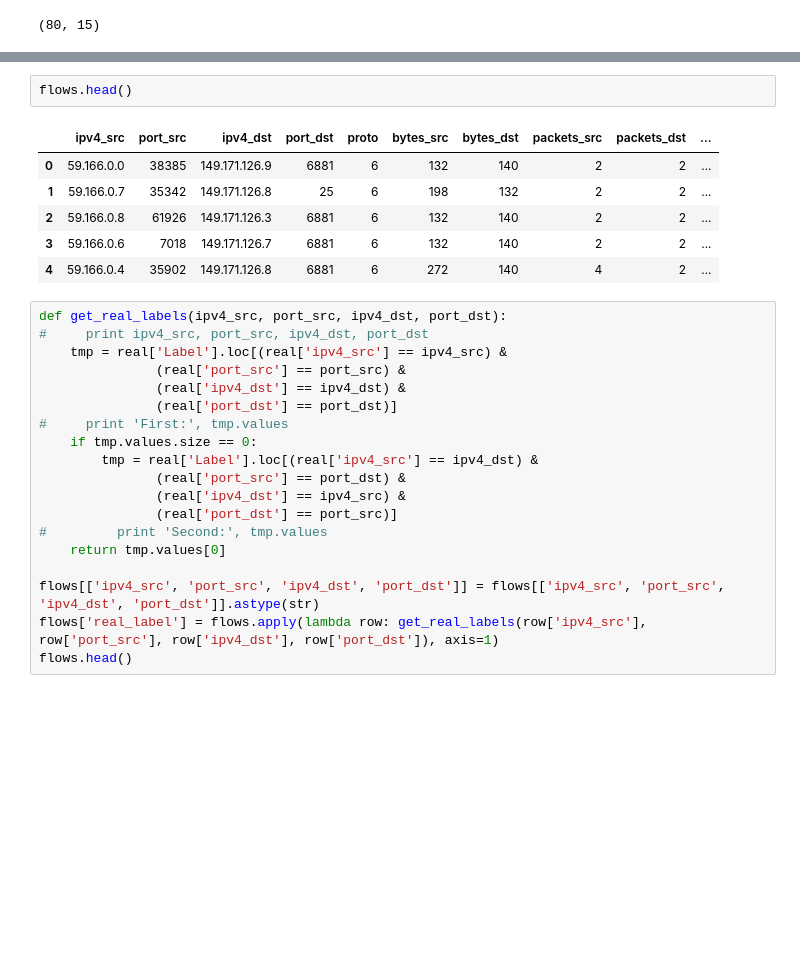
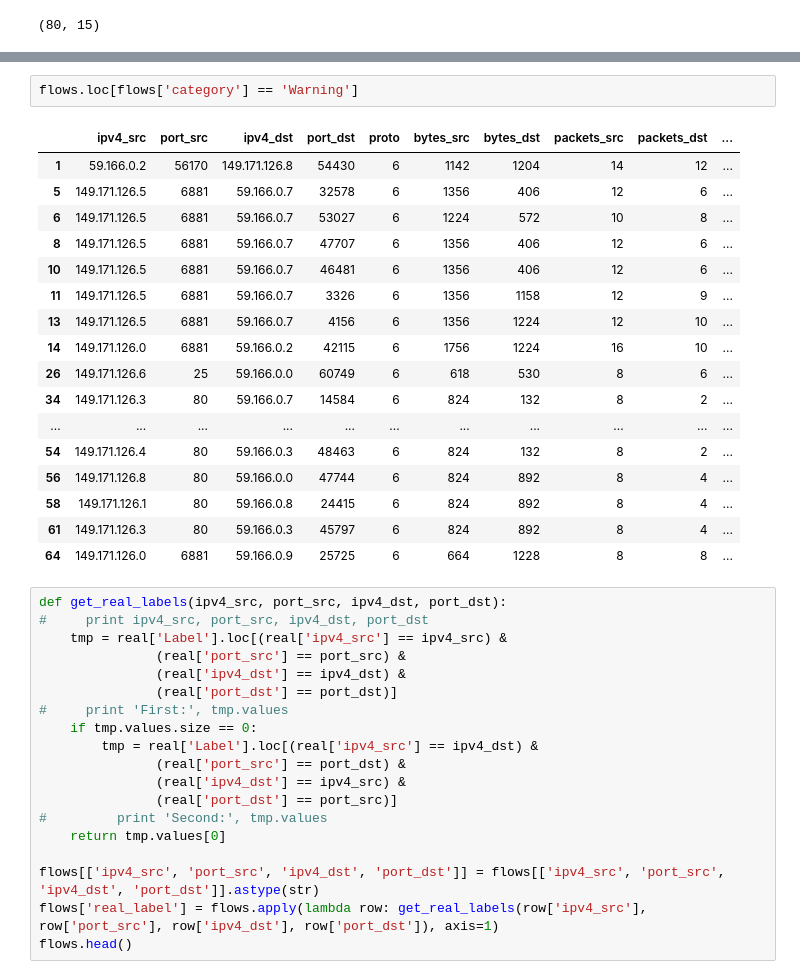
Before and after one commit to j05k0/DP_Security_improvements, a Jupyter notebook: jupyter_notebooks/Flows_dump_evaluation.ipynb, the cells around one changed output, grey strips where cells are left out. Saved outputs shown, nothing was run; the diff lists cells and outputs as text; blank space fills up the shorter version.

```diff
--- a/jupyter_notebooks/Flows_dump_evaluation.ipynb
+++ b/jupyter_notebooks/Flows_dump_evaluation.ipynb
@@ -31,12 +33,23 @@ packets_count.sum()
-# %%
-flows.head()
-# %% [output]
-|  | ipv4_src | port_src | ipv4_dst | port_dst | proto | bytes_src | bytes_dst | packets_src | packets_dst | ... |
-| 0 | 59.166.0.0 | 38385 | 149.171.126.9 | 6881 | 6 | 132 | 140 | 2 | 2 | ... |
-| 1 | 59.166.0.7 | 35342 | 149.171.126.8 | 25 | 6 | 198 | 132 | 2 | 2 | ... |
-| 2 | 59.166.0.8 | 61926 | 149.171.126.3 | 6881 | 6 | 132 | 140 | 2 | 2 | ... |
-| 3 | 59.166.0.6 | 7018 | 149.171.126.7 | 6881 | 6 | 132 | 140 | 2 | 2 | ... |
-| 4 | 59.166.0.4 | 35902 | 149.171.126.8 | 6881 | 6 | 272 | 140 | 4 | 2 | ... |
+# %%
+flows.loc[flows['category'] == 'Warning']
+# %% [output]
+|  | ipv4_src | port_src | ipv4_dst | port_dst | proto | bytes_src | bytes_dst | packets_src | packets_dst | ... |
+| 1 | 59.166.0.2 | 56170 | 149.171.126.8 | 54430 | 6 | 1142 | 1204 | 14 | 12 | ... |
+| 5 | 149.171.126.5 | 6881 | 59.166.0.7 | 32578 | 6 | 1356 | 406 | 12 | 6 | ... |
+| 6 | 149.171.126.5 | 6881 | 59.166.0.7 | 53027 | 6 | 1224 | 572 | 10 | 8 | ... |
+| 8 | 149.171.126.5 | 6881 | 59.166.0.7 | 47707 | 6 | 1356 | 406 | 12 | 6 | ... |
+| 10 | 149.171.126.5 | 6881 | 59.166.0.7 | 46481 | 6 | 1356 | 406 | 12 | 6 | ... |
+| 11 | 149.171.126.5 | 6881 | 59.166.0.7 | 3326 | 6 | 1356 | 1158 | 12 | 9 | ... |
+| 13 | 149.171.126.5 | 6881 | 59.166.0.7 | 4156 | 6 | 1356 | 1224 | 12 | 10 | ... |
+| 14 | 149.171.126.0 | 6881 | 59.166.0.2 | 42115 | 6 | 1756 | 1224 | 16 | 10 | ... |
+| 26 | 149.171.126.6 | 25 | 59.166.0.0 | 60749 | 6 | 618 | 530 | 8 | 6 | ... |
+| 34 | 149.171.126.3 | 80 | 59.166.0.7 | 14584 | 6 | 824 | 132 | 8 | 2 | ... |
+| ... | ... | ... | ... | ... | ... | ... | ... | ... | ... | ... |
+| 54 | 149.171.126.4 | 80 | 59.166.0.3 | 48463 | 6 | 824 | 132 | 8 | 2 | ... |
+| 56 | 149.171.126.8 | 80 | 59.166.0.0 | 47744 | 6 | 824 | 892 | 8 | 4 | ... |
+| 58 | 149.171.126.1 | 80 | 59.166.0.8 | 24415 | 6 | 824 | 892 | 8 | 4 | ... |
+| 61 | 149.171.126.3 | 80 | 59.166.0.3 | 45797 | 6 | 824 | 892 | 8 | 4 | ... |
+| 64 | 149.171.126.0 | 6881 | 59.166.0.9 | 25725 | 6 | 664 | 1228 | 8 | 8 | ... |
 # %%
 def get_real_labels(ipv4_src, port_src, ipv4_dst, port_dst):
 #     print ipv4_src, port_src, ipv4_dst, port_dst
```
Also changed, not shown: parts of 2 cells of this notebook, 7 other files.
